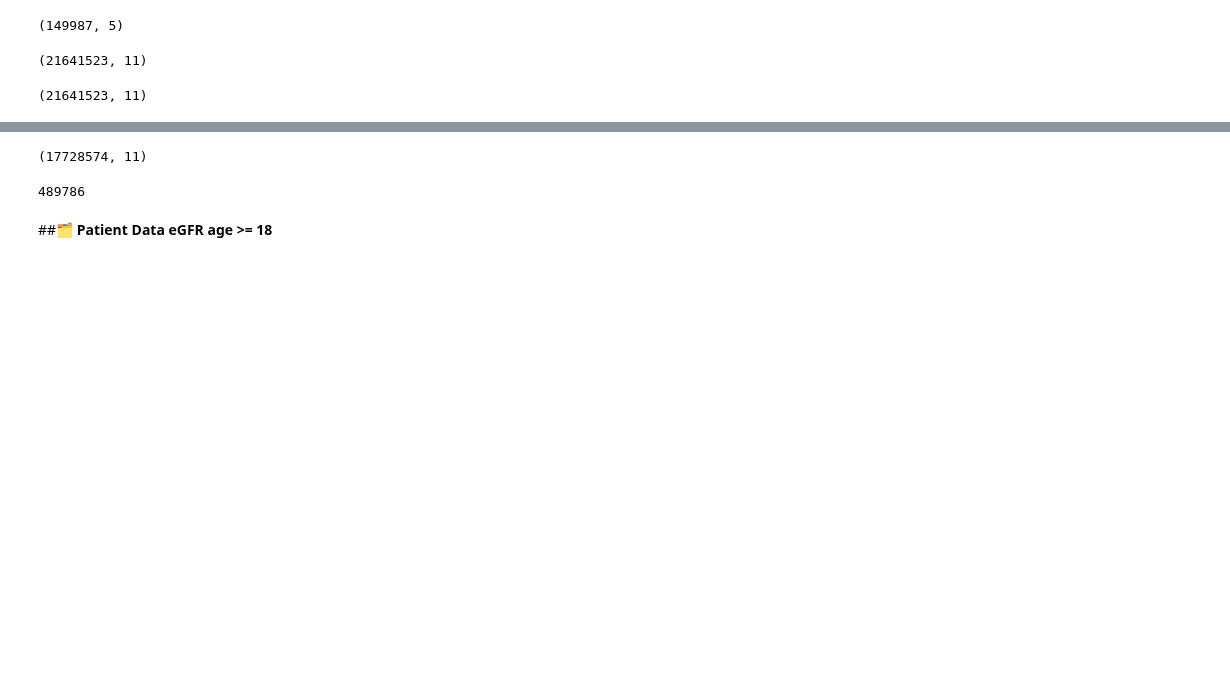
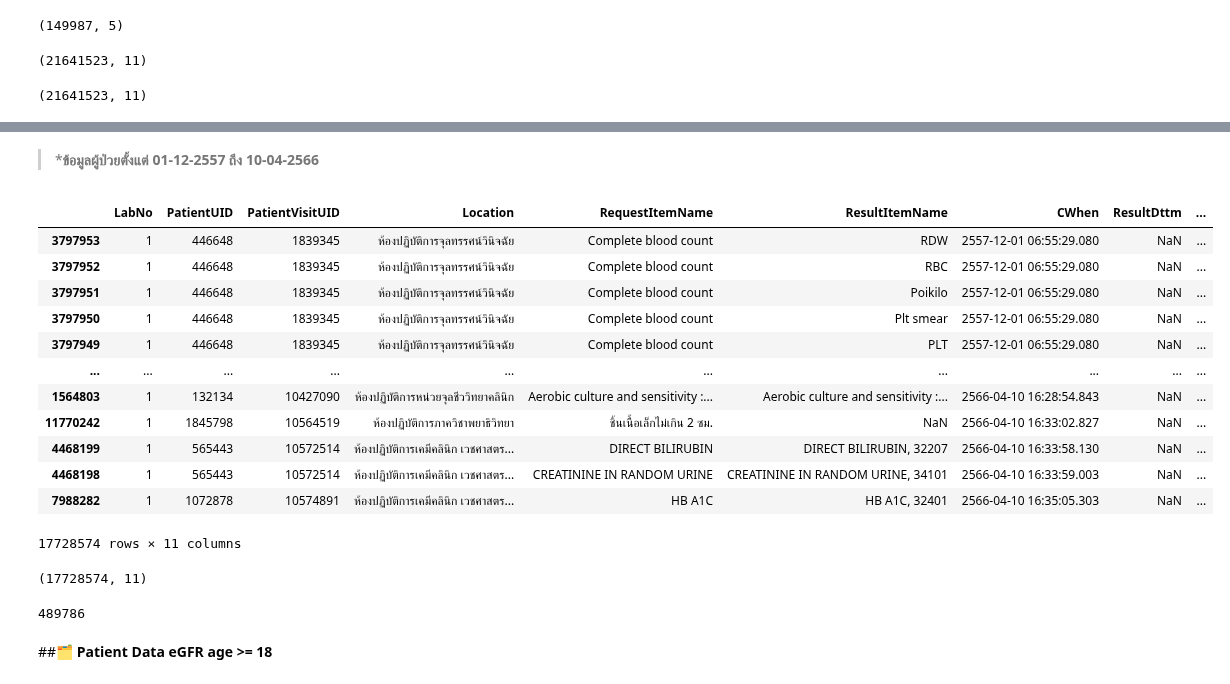
Before and after one commit to nxxk23/PROJECT, a Jupyter notebook: LabSlope.ipynb, the cells around one changed output, grey strips where cells are left out. Saved outputs shown, nothing was run; the diff lists cells and outputs as text; code cells hidden in the pictures; blank space fills up the shorter version.

```diff
--- a/LabSlope.ipynb
+++ b/LabSlope.ipynb
@@ -26,3 +42,23 @@ lab.shape
+# %% [markdown]
+
+
+> ***ข้อมูลผู้ป่วยตั้งแต่ 01-12-2557 ถึง 10-04-2566**
+# %%
+lab.sort_values('CWhen')
+# %% [output]
+|  | LabNo | PatientUID | PatientVisitUID | Location | RequestItemName | ResultItemName | CWhen | ResultDttm | ... |
+| 3797953 | 1 | 446648 | 1839345 | ห้องปฏิบัติการจุลทรรศน์วินิจฉัย | Complete blood count | RDW | 2557-12-01 06:55:29.080 | NaN | ... |
+| 3797952 | 1 | 446648 | 1839345 | ห้องปฏิบัติการจุลทรรศน์วินิจฉัย | Complete blood count | RBC | 2557-12-01 06:55:29.080 | NaN | ... |
+| 3797951 | 1 | 446648 | 1839345 | ห้องปฏิบัติการจุลทรรศน์วินิจฉัย | Complete blood count | Poikilo | 2557-12-01 06:55:29.080 | NaN | ... |
+| 3797950 | 1 | 446648 | 1839345 | ห้องปฏิบัติการจุลทรรศน์วินิจฉัย | Complete blood count | Plt smear | 2557-12-01 06:55:29.080 | NaN | ... |
+| 3797949 | 1 | 446648 | 1839345 | ห้องปฏิบัติการจุลทรรศน์วินิจฉัย | Complete blood count | PLT | 2557-12-01 06:55:29.080 | NaN | ... |
+| ... | ... | ... | ... | ... | ... | ... | ... | ... | ... |
+| 1564803 | 1 | 132134 | 10427090 | ห้องปฏิบัติการหน่วยจุลชีววิทยาคลินิก | Aerobic culture and sensitivity :... | Aerobic culture and sensitivity :... | 2566-04-10 16:28:54.843 | NaN | ... |
+| 11770242 | 1 | 1845798 | 10564519 | ห้องปฏิบัติการภาควิชาพยาธิวิทยา | ชิ้นเนื้อเล็กไม่เกิน 2 ซม. | NaN | 2566-04-10 16:33:02.827 | NaN | ... |
+| 4468199 | 1 | 565443 | 10572514 | ห้องปฏิบัติการเคมีคลินิก เวชศาสตร... | DIRECT BILIRUBIN | DIRECT BILIRUBIN, 32207 | 2566-04-10 16:33:58.130 | NaN | ... |
+| 4468198 | 1 | 565443 | 10572514 | ห้องปฏิบัติการเคมีคลินิก เวชศาสตร... | CREATININE IN RANDOM URINE | CREATININE IN RANDOM URINE, 34101 | 2566-04-10 16:33:59.003 | NaN | ... |
+| 7988282 | 1 | 1072878 | 10574891 | ห้องปฏิบัติการเคมีคลินิก เวชศาสตร... | HB A1C | HB A1C, 32401 | 2566-04-10 16:35:05.303 | NaN | ... |
+17728574 rows × 11 columns
 # %%
 # Create a list from hemo['PatientUID']
 patient_uid_list = hemo['PatientUID'].unique().tolist()
```
Also changed, not shown: parts of 3 cells of this notebook.
